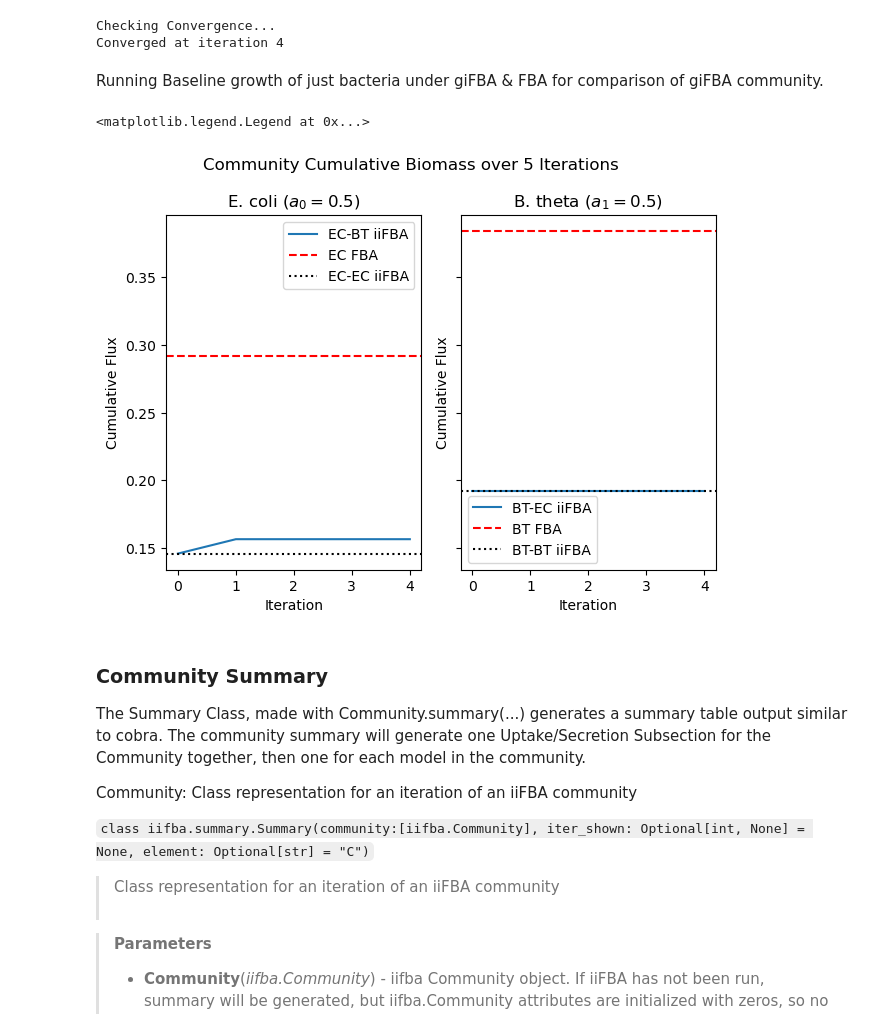
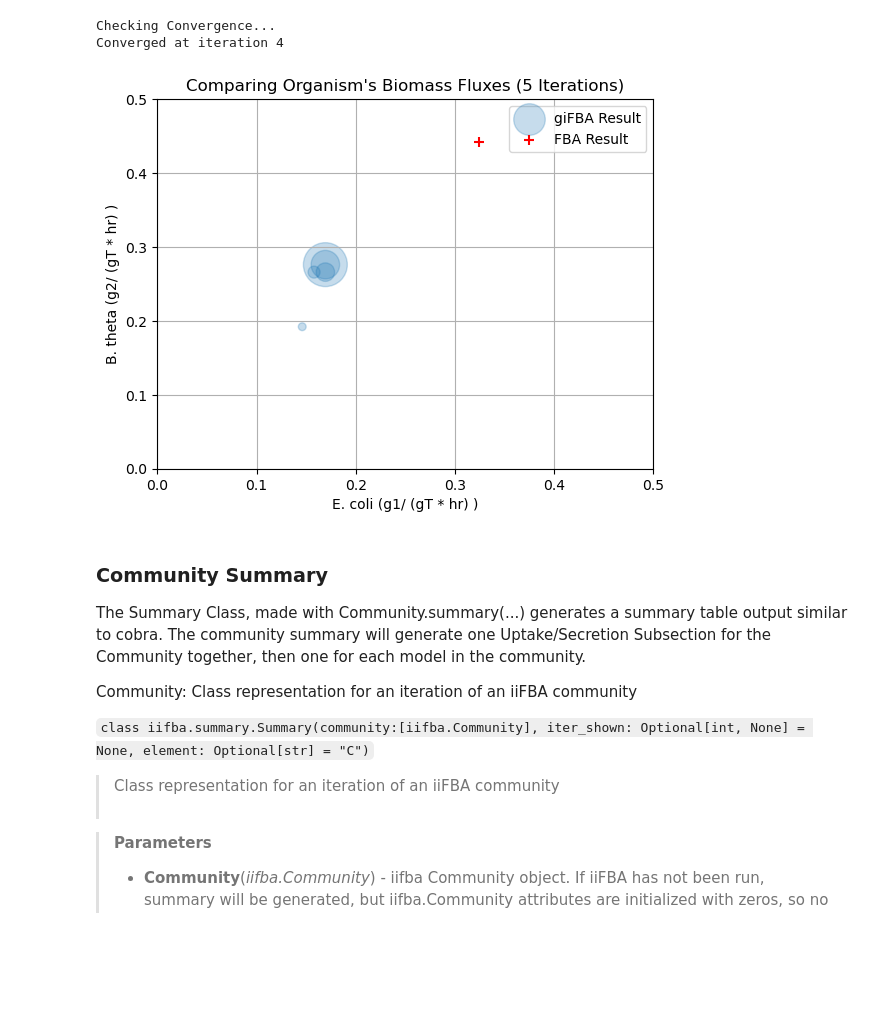
Before and after one commit to RSiegel03/giFBA, a Jupyter notebook: Examples/gifba_utilization.ipynb, the cells around one changed output. Saved outputs shown, nothing was run; the diff lists cells and outputs as text; code cells hidden in the pictures; blank space fills up the shorter version.

```diff
--- a/Examples/gifba_utilization.ipynb
+++ b/Examples/gifba_utilization.ipynb
@@ -1212,5 +1212,3 @@ Iteration: 4
  Simulating model: 2  of  2
 Checking Convergence...
 Converged at iteration 4
-# %% [markdown]
-Running Baseline growth of just bacteria under giFBA & FBA for comparison of giFBA community.
@@ -1241,94 +1215,49 @@ BT_BT_growth = BT_org_flux.loc[0, :]["bio1"].sum()
 # %%
 #plot model results
 import matplotlib.pyplot as plt
 import numpy as np
 import pandas as pd
 
 # plot giFBA results
 ec_gifba = np.cumsum(org_flux.loc[0, :]["biomass525"])
 bt_gifba = np.cumsum(org_flux.loc[1, :]["bio1"])
 plt.scatter(ec_gifba, bt_gifba,
 			marker="o", s=np.geomspace(10, 100, community.iters)**1.5, alpha=0.25,
 			label="giFBA Result")
 
 
 # compared to cobrapy FBA
-EC = cb.io.load_matlab_model(EC_path) # reload models (since giFBA changed them)
-BT = cb.io.load_matlab_model(BT_path)
-models = [EC, BT]
-media = dict(zip(min_med_ids_ex, min_med_fluxes_ex))
+for ex, flux in media.items():
+	if ex in EC.exchanges:
+		EC.exchanges.get_by_id(ex).lower_bound = flux
+EC_optimal = EC.optimize().objective_value
 
 for ex, flux in media.items():
-	if ex in models[0].exchanges:
-		models[0].exchanges.get_by_id(ex).lower_bound = flux
-for ex, flux in media.items():
-	if ex in models[1].exchanges:
-		models[1].exchanges.get_by_id(ex).lower_bound = flux
-ec_fba = models[0].optimize().objective_value
-bt_fba = models[1].optimize().objective_value
-plt.scatter(ec_fba, bt_fba,
+	if ex in BT.exchanges:
+		BT.exchanges.get_by_id(ex).lower_bound = flux
+BT_optimal = BT.optimize().objective_value
+
+plt.scatter(EC_optimal, BT_optimal,
 			color='r',
 			marker="+",
 			s=60,
 			label='FBA Result')
 
 
-# compared to cFBA
-# cfba = pd.read_csv(f"Simple_Models/Results/cFBA/cFBA_results_EC-BT.csv", index_col=False)
-# plt.plot(cfba["First_Org_Flux"], cfba["Second_Org_Max_Flux"],
-# 			color='g', marker="x", ms=5, lw=0,
-# 			label='cFBA')
-
-
-# # compared to MICOM
-# micom = pd.read_csv("Simple_Models/Results/micom_results.csv", index_col=0)
-# plt.plot(micom.loc[sim]["Org1_growth"],micom.loc[sim]["Org2_growth"],
-# 			color='m',
-# 			marker="o",
-# 			lw=0.5, ms=3,
-# 			label='MICOM Result \n(Tradeoffs Shown)')
-# for alpha_idx, bios in enumerate(zip(micom.loc[sim]["Org1_growth"], micom.loc[sim]["Org2_growth"])):
-# 	alpha =micom.loc[sim]["tradeoff"][alpha_idx]
-# 	plt.text(bios[0]-1, bios[1]+1, str(alpha))
 
 
 # annotate
 plt.title(f"Comparing Organism's Biomass Fluxes ({community.iters} Iterations)")
+plt.xlabel("E. coli (g1/ (gT * hr) )")
+plt.ylabel("B. theta (g2/ (gT * hr) )")
+plt.xlim(0, 0.5)
+plt.ylim(0, 0.5)
 plt.grid()
-plt.xlabel("E. coli (g1/ (gT * hr) )")
-plt.xlim(-1, 25)
-plt.ylabel("B. theta (g2/ (gT * hr) )")
-plt.ylim(-1, 25)
 plt.legend()
 
-plt.savefig(f"Simple_Models/Results/giFBA/gifba_simEC-BT.png")
+plt.savefig(f"Results/giFBA_AGORA/gifba_simEC-BT.png")
+# %% [output]
+[figure, added]
-# %%
-# V:,j@ fn,j* /V:,j*@ a
-import matplotlib.pyplot as plt
-
-#plot model results
-fig, ax = plt.subplots(1,2, sharey=True)
-ax[0] = gifba.gifba_vis(org_flux.loc[0, :]["biomass525"], ax=ax[0])
-ax[1] = gifba.gifba_vis(org_flux.loc[1, :]["bio1"], ax=ax[1])
-
-# set titles for readability
-ax[0].set_title(f"E. coli ($a_0 = 0.5$)")
-ax[1].set_title(f"B. theta ($a_1 = 0.5$)")
-fig.suptitle(f"Community Cumulative Biomass over {community.iters} Iterations")
-fig.tight_layout()
-
-# add reference lines
-ax[0].axhline(y=EC_optimal, color='r', linestyle='--')
-ax[1].axhline(y=BT_optimal, color='r', linestyle='--')
-ax[0].axhline(y=EC_EC_growth, color='k', linestyle=':')
-ax[1].axhline(y=BT_BT_growth, color='k', linestyle=':')
-
-# add legend
-ax[0].legend(["EC-BT giFBA","EC FBA","EC-EC giFBA"])
-ax[1].legend(["BT-EC giFBA","BT FBA","BT-BT giFBA"])
-# %% [output]
-<matplotlib.legend.Legend at 0x...>
-[figure, removed]
 # %% [markdown]
 ### Community Summary
 
```
Also changed, not shown: parts of 2 cells of this notebook, 5 other files.
